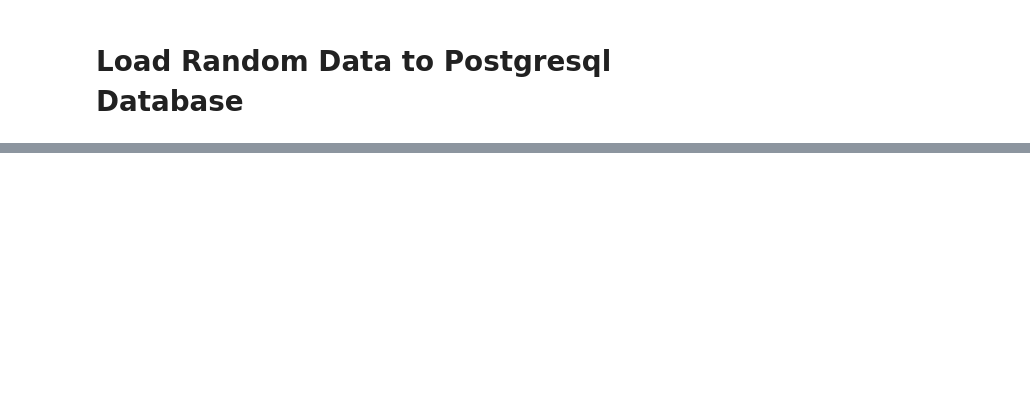
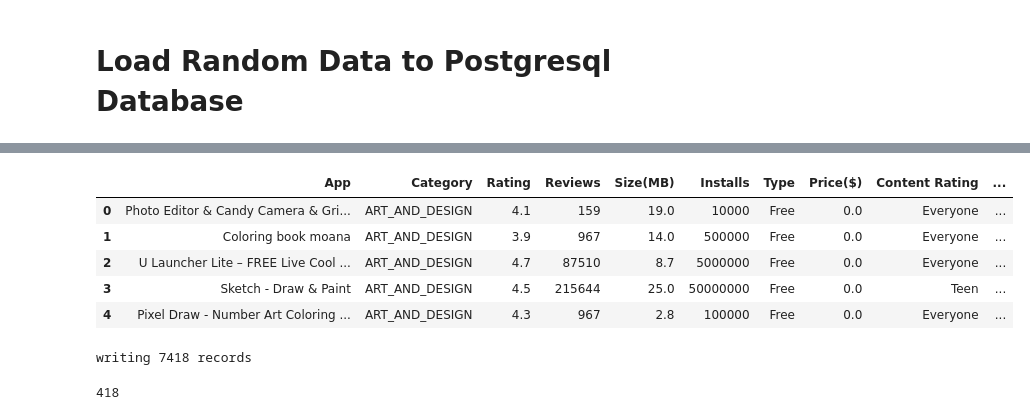
Before and after one commit to aaleshpatil22/hydra_postgresql, a Jupyter notebook: Hydra_Postgresql.ipynb, the cells around one changed output, grey strips where cells are left out. Drawn from its saved outputs; the diff is of its cells as text; code cells hidden in the pictures; blank space fills up the shorter version.

```diff
--- a/Hydra_Postgresql.ipynb
+++ b/Hydra_Postgresql.ipynb
@@ -79,0 +347,33 @@ writing 120 records
+# %%
+df_gps.rename(columns =  {"Price":"Price($)"},inplace=True)
+# %%
+df_gps["Content Rating"] = df_gps["Content Rating"].astype("string")
+# %%
+df_gps["Genres"] = df_gps["Genres"].astype("string")
+# %%
+df_gps["Last Updated"] = pd.to_datetime(df_gps["Last Updated"])
+# %%
+df_gps.head()
+# %% [output]
+|  | App | Category | Rating | Reviews | Size(MB) | Installs | Type | Price($) | Content Rating | ... |
+| 0 | Photo Editor & Candy Camera & Gri... | ART_AND_DESIGN | 4.1 | 159 | 19.0 | 10000 | Free | 0.0 | Everyone | ... |
+| 1 | Coloring book moana | ART_AND_DESIGN | 3.9 | 967 | 14.0 | 500000 | Free | 0.0 | Everyone | ... |
+| 2 | U Launcher Lite – FREE Live Cool ... | ART_AND_DESIGN | 4.7 | 87510 | 8.7 | 5000000 | Free | 0.0 | Everyone | ... |
+| 3 | Sketch - Draw & Paint | ART_AND_DESIGN | 4.5 | 215644 | 25.0 | 50000000 | Free | 0.0 | Teen | ... |
+| 4 | Pixel Draw - Number Art Coloring ... | ART_AND_DESIGN | 4.3 | 967 | 2.8 | 100000 | Free | 0.0 | Everyone | ... |
+# %%
+#Assign required credentials from con.txt file
+config = configparser.ConfigParser()
+config.read('.env')
+
+#INPUT YOUR OWN CONNECTION STRING HERE
+conn_string = config['DBCRED']['conn']
+
+#perform to_sql test and print result
+db = create_engine(conn_string)
+conn = db.connect()
+print(f"writing {len(df_gps)} records")
+df_gps.to_sql('google_play_service', con=conn, if_exists='replace', index=False)
+# %% [output]
+writing 7418 records
+418
```
Also changed, not shown: parts of 36 cells of this notebook, 2 other files.
